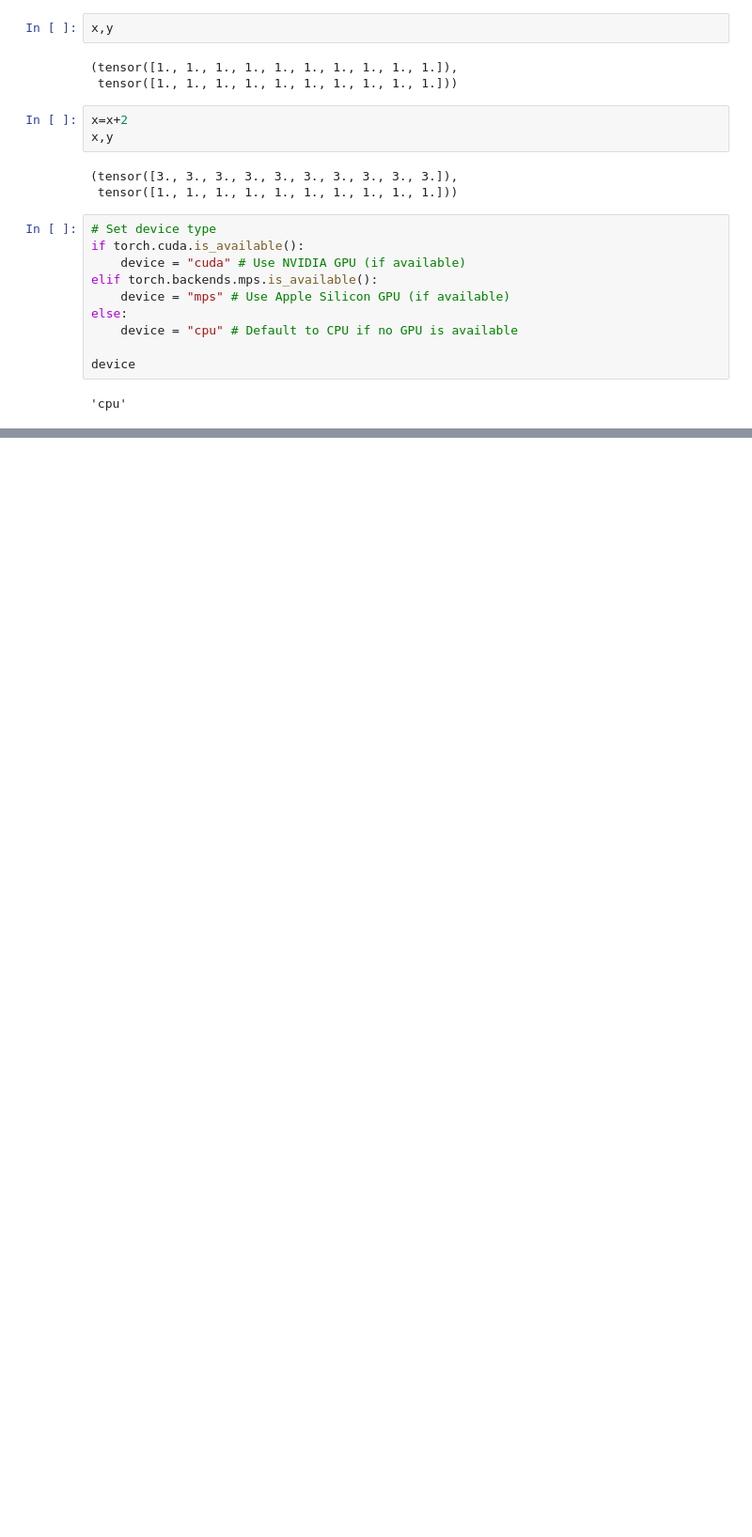
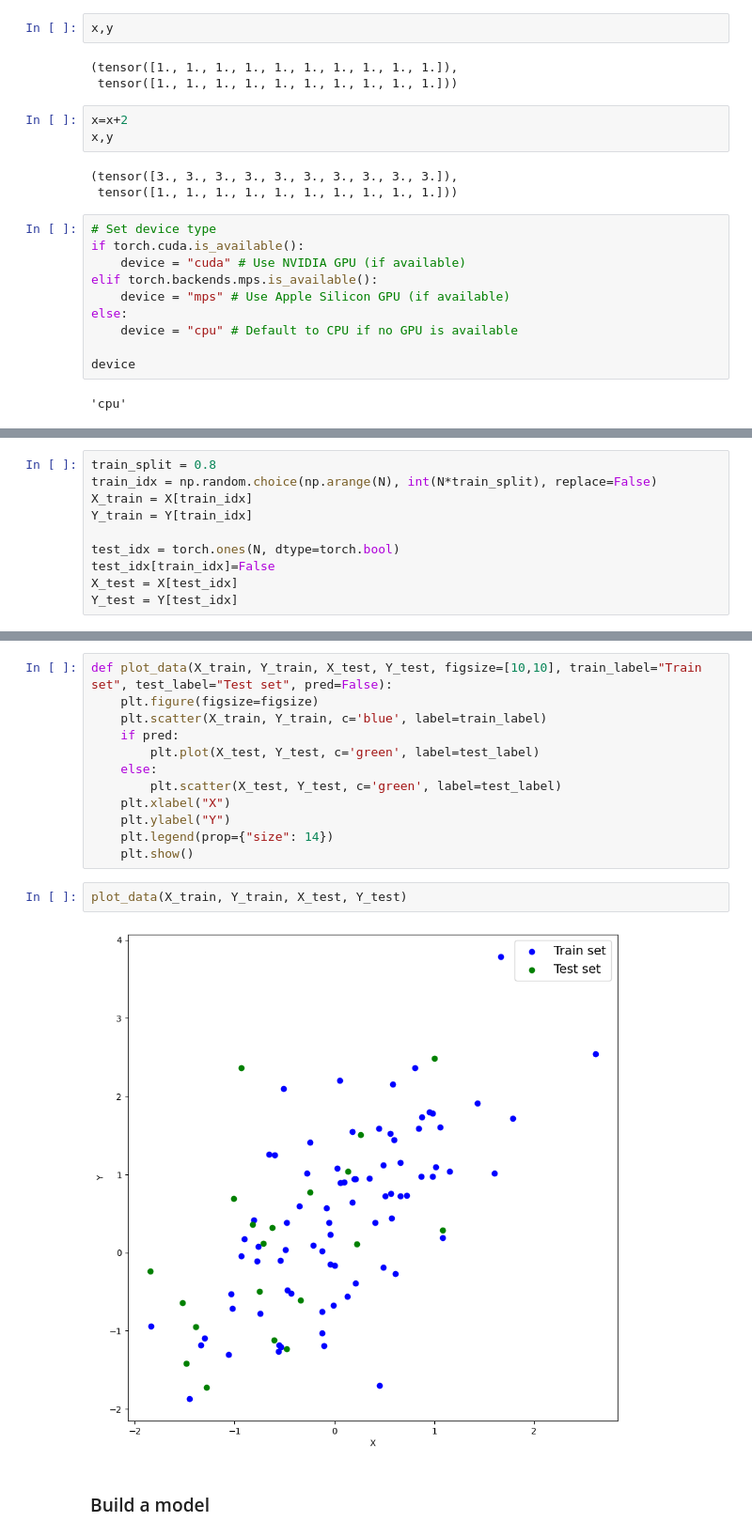
Before and after one commit to MOISECHRIST/PyTorch_Tutorial, a Jupyter notebook: Introduction to PyTorch/Introduction_PyTorch.ipynb, the cells around one changed output, grey strips where cells are left out. Shown at 94% size. Drawn from its saved outputs; the diff is of its cells as text; blank space fills up the shorter version.

```diff
--- a/Introduction to PyTorch/Introduction_PyTorch.ipynb
+++ b/Introduction to PyTorch/Introduction_PyTorch.ipynb
@@ -444,0 +477,10 @@ device
+# %%
+train_split = 0.8
+train_idx = np.random.choice(np.arange(N), int(N*train_split), replace=False)
+X_train = X[train_idx]
+Y_train = Y[train_idx]
+
+test_idx = torch.ones(N, dtype=torch.bool)
+test_idx[train_idx]=False
+X_test = X[test_idx]
+Y_test = Y[test_idx]
@@ -444,0 +491,18 @@ device
+# %%
+def plot_data(X_train, Y_train, X_test, Y_test, figsize=[10,10], train_label="Train set", test_label="Test set", pred=False):
+    plt.figure(figsize=figsize)
+    plt.scatter(X_train, Y_train, c='blue', label=train_label)
+    if pred:
+        plt.plot(X_test, Y_test, c='green', label=test_label)
+    else:
+        plt.scatter(X_test, Y_test, c='green', label=test_label)
+    plt.xlabel("X")
+    plt.ylabel("Y")
+    plt.legend(prop={"size": 14})
+    plt.show()
+# %%
+plot_data(X_train, Y_train, X_test, Y_test)
+# %% [output]
+[figure, added]
+# %% [markdown]
+### Build a model
```
Also changed, not shown: parts of 34 cells of this notebook.
